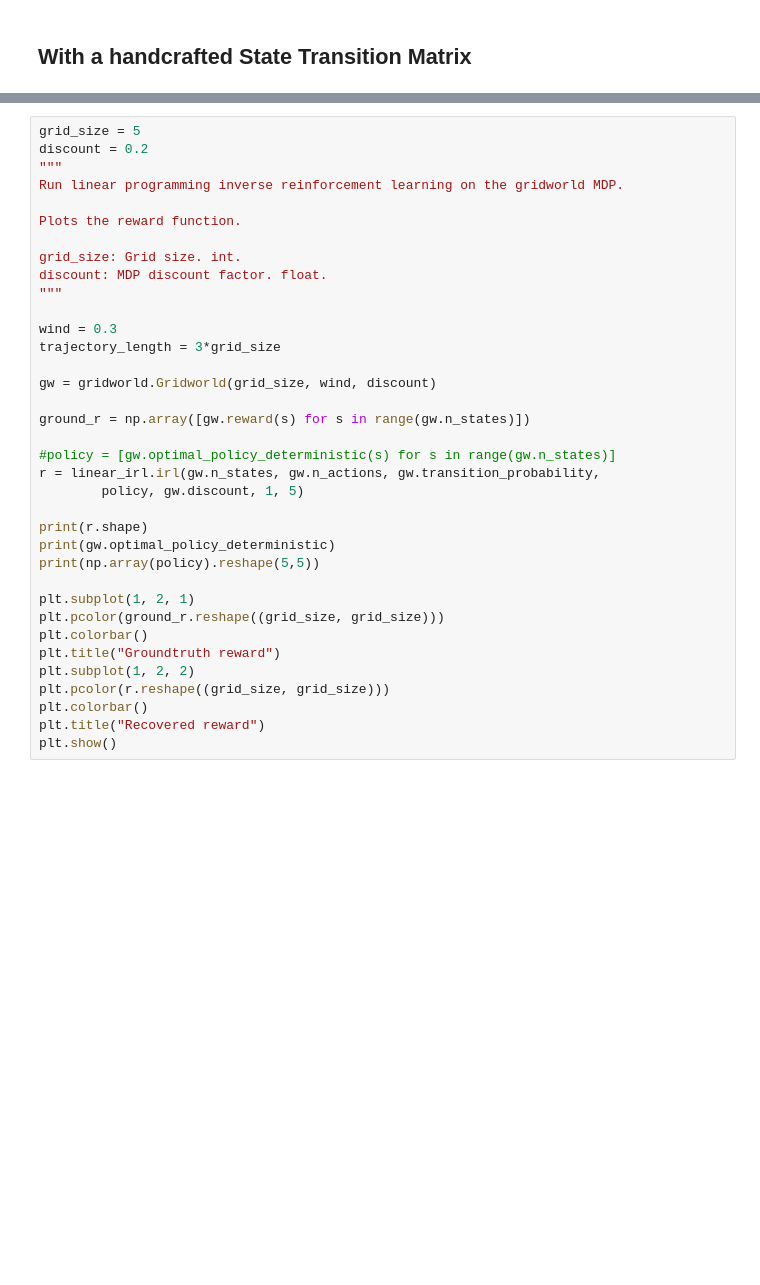
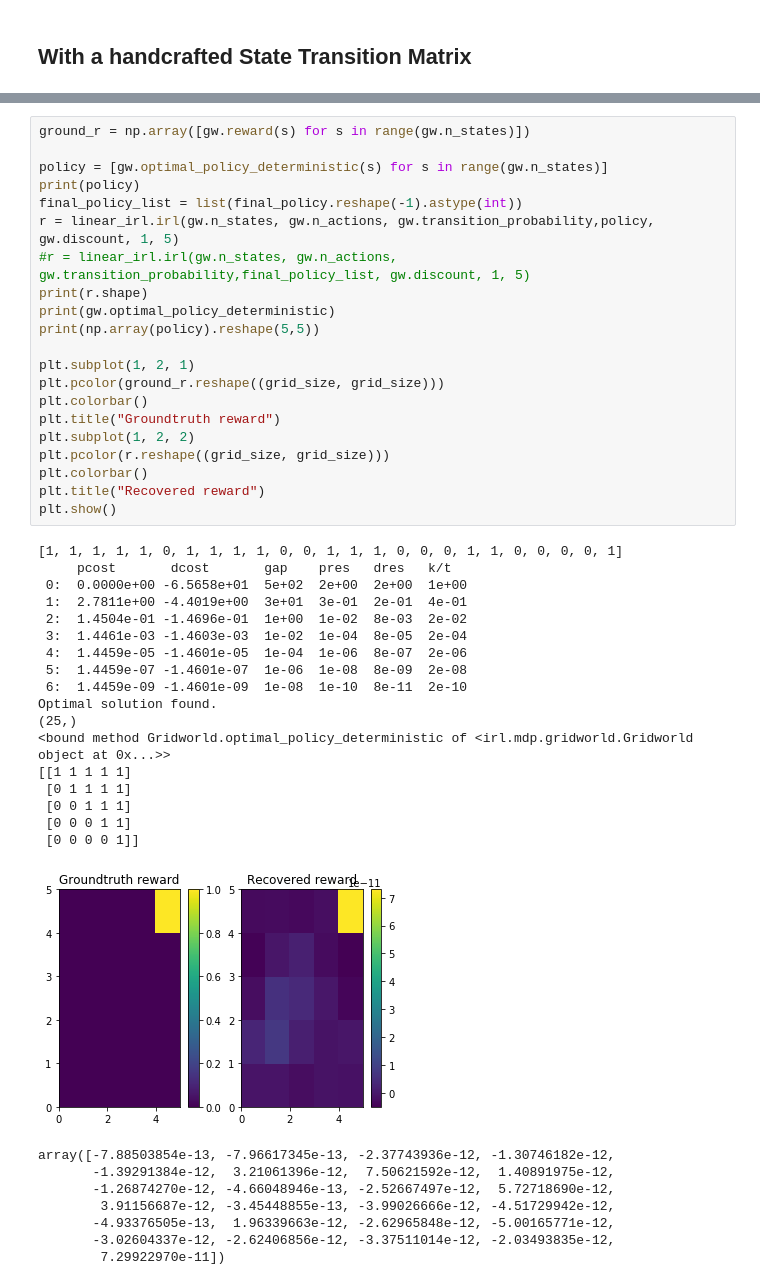
Before and after one commit to prraoo/reinforcement_learning, a Jupyter notebook: CCE/Project/FinalProject_InverseRL.ipynb, the cells around one changed output, grey strips where cells are left out. Saved outputs shown, nothing was run; the diff lists cells and outputs as text; blank space fills up the shorter version.

Commit message:
integrated LP solver and Gridworld.Tuned params. Working

```diff
--- a/CCE/Project/FinalProject_InverseRL.ipynb
+++ b/CCE/Project/FinalProject_InverseRL.ipynb
@@ -281,36 +406,47 @@ random_state_transition_matrix.shape
 # %%
-grid_size = 5
-discount = 0.2
-"""
-Run linear programming inverse reinforcement learning on the gridworld MDP.
-
-Plots the reward function.
-
-grid_size: Grid size. int.
-discount: MDP discount factor. float.
-"""
-
-wind = 0.3
-trajectory_length = 3*grid_size
-
-gw = gridworld.Gridworld(grid_size, wind, discount)
-
 ground_r = np.array([gw.reward(s) for s in range(gw.n_states)])
 
-#policy = [gw.optimal_policy_deterministic(s) for s in range(gw.n_states)]
-r = linear_irl.irl(gw.n_states, gw.n_actions, gw.transition_probability,
-        policy, gw.discount, 1, 5)
-
+policy = [gw.optimal_policy_deterministic(s) for s in range(gw.n_states)]
+print(policy)
+final_policy_list = list(final_policy.reshape(-1).astype(int))
+r = linear_irl.irl(gw.n_states, gw.n_actions, gw.transition_probability,policy, gw.discount, 1, 5)
+#r = linear_irl.irl(gw.n_states, gw.n_actions, gw.transition_probability,final_policy_list, gw.discount, 1, 5)
 print(r.shape)
 print(gw.optimal_policy_deterministic)
 print(np.array(policy).reshape(5,5))
 
 plt.subplot(1, 2, 1)
 plt.pcolor(ground_r.reshape((grid_size, grid_size)))
 plt.colorbar()
 plt.title("Groundtruth reward")
 plt.subplot(1, 2, 2)
 plt.pcolor(r.reshape((grid_size, grid_size)))
 plt.colorbar()
 plt.title("Recovered reward")
 plt.show()
+# %% [output]
+[1, 1, 1, 1, 1, 0, 1, 1, 1, 1, 0, 0, 1, 1, 1, 0, 0, 0, 1, 1, 0, 0, 0, 0, 1]
+     pcost       dcost       gap    pres   dres   k/t
+ 0:  0.0000e+00 -6.5658e+01  5e+02  2e+00  2e+00  1e+00
+ 1:  2.7811e+00 -4.4019e+00  3e+01  3e-01  2e-01  4e-01
+ 2:  1.4504e-01 -1.4696e-01  1e+00  1e-02  8e-03  2e-02
+ 3:  1.4461e-03 -1.4603e-03  1e-02  1e-04  8e-05  2e-04
+ 4:  1.4459e-05 -1.4601e-05  1e-04  1e-06  8e-07  2e-06
+ 5:  1.4459e-07 -1.4601e-07  1e-06  1e-08  8e-09  2e-08
+ 6:  1.4459e-09 -1.4601e-09  1e-08  1e-10  8e-11  2e-10
+Optimal solution found.
+(25,)
+<bound method Gridworld.optimal_policy_deterministic of <irl.mdp.gridworld.Gridworld object at 0x...>>
+[[1 1 1 1 1]
+ [0 1 1 1 1]
+ [0 0 1 1 1]
+ [0 0 0 1 1]
+ [0 0 0 0 1]]
+[figure, added]
+array([-7.88503854e-13, -7.96617345e-13, -2.37743936e-12, -1.30746182e-12,
+       -1.39291384e-12,  3.21061396e-12,  7.50621592e-12,  1.40891975e-12,
+       -1.26874270e-12, -4.66048946e-13, -2.52667497e-12,  5.72718690e-12,
+        3.91156687e-12, -3.45448855e-13, -3.99026666e-12, -4.51729942e-12,
+       -4.93376505e-13,  1.96339663e-12, -2.62965848e-12, -5.00165771e-12,
+       -3.02604337e-12, -2.62406856e-12, -3.37511014e-12, -2.03493835e-12,
+        7.29922970e-11])
```
Also changed, not shown: parts of 17 cells of this notebook, 1 other file.
